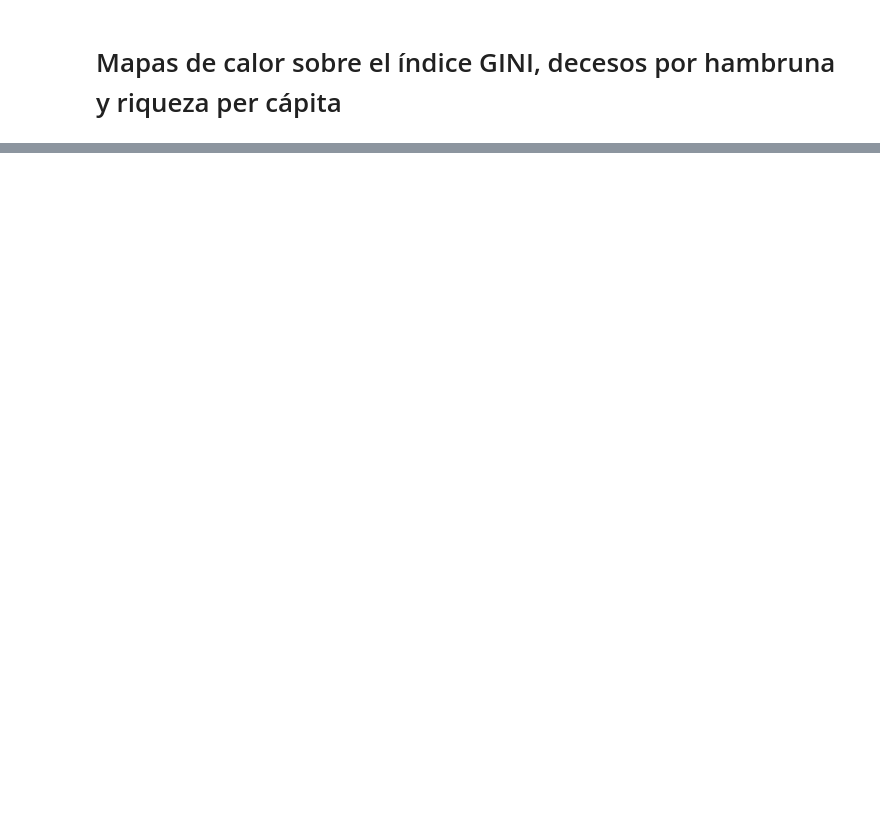
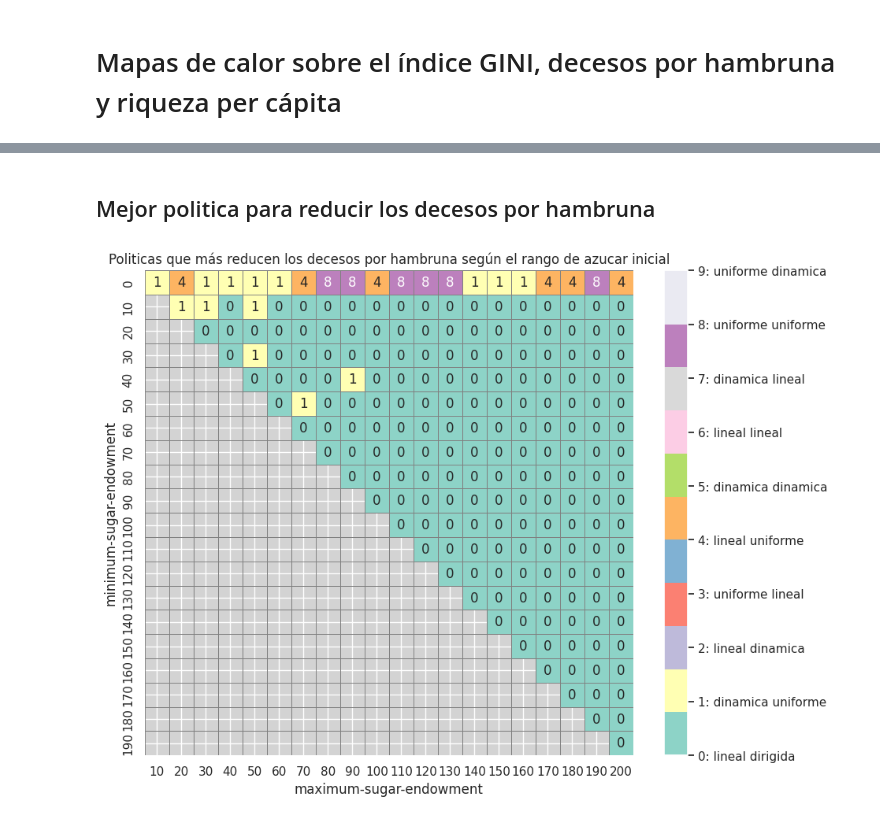
Before and after one commit to Aruroo/SugarScape, a Jupyter notebook: Analisis/AnalisisSugarScape.ipynb, the cells around one changed output, grey strips where cells are left out. Saved outputs shown, nothing was run; the diff lists cells and outputs as text; code cells hidden in the pictures; blank space fills up the shorter version.

```diff
--- a/Analisis/AnalisisSugarScape.ipynb
+++ b/Analisis/AnalisisSugarScape.ipynb
@@ -156,0 +209,10 @@ La mejor politica es uniforme lineal con una diferencia de 0.015
+# %% [markdown]
+## Mejor politica para reducir los decesos por hambruna
+# %%
+# Los valores base de la cantidad de decesos por hambruna del modelo sin politicas
+base_starv = datos_base.pivot(index="minimum-sugar-endowment", columns="maximum-sugar-endowment", values='starvation')
+pivotados_starv= datos_analisis['Decesos por hambruna']
+resultados, etiquetas = menos_es_mejor(iniciales=base_starv, pivotados=pivotados_starv)
+representacion_visual(etiquetas,"Politicas que más reducen los decesos por hambruna según el rango de azucar inicial")
+# %% [output]
+[figure, added]
```
Also changed, not shown: parts of 24 cells of this notebook, 1 other file.
